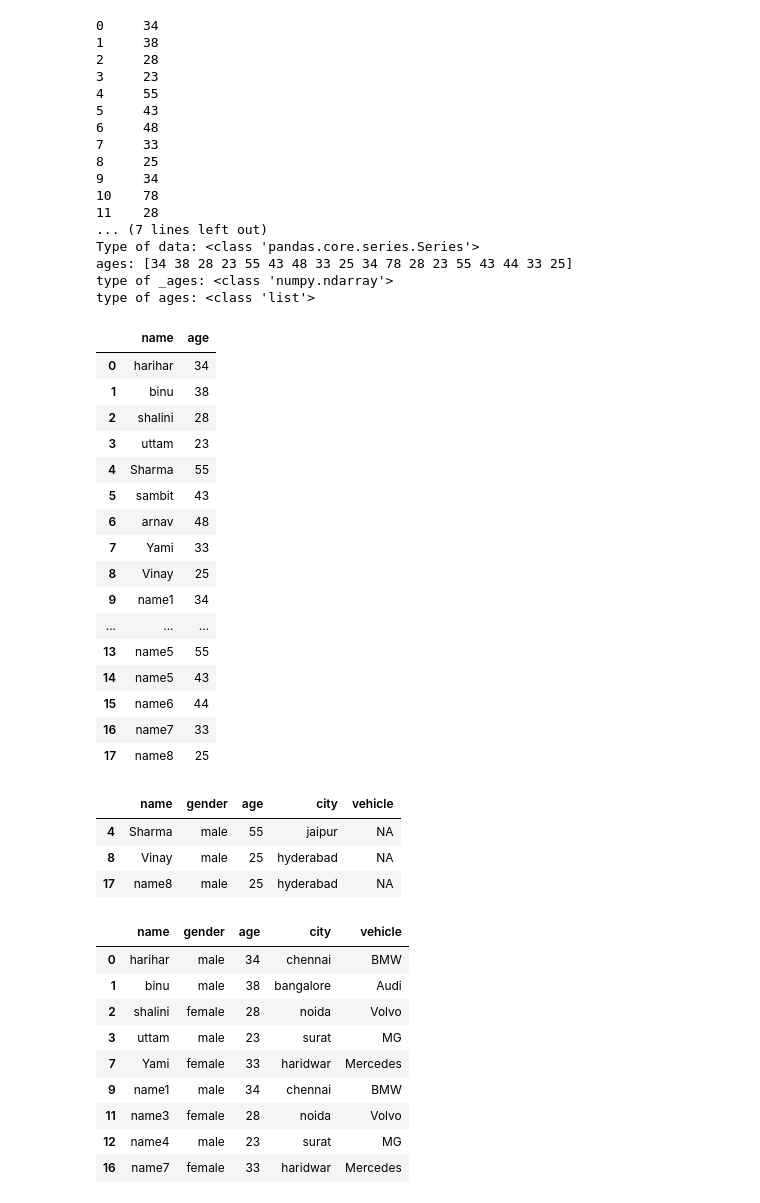
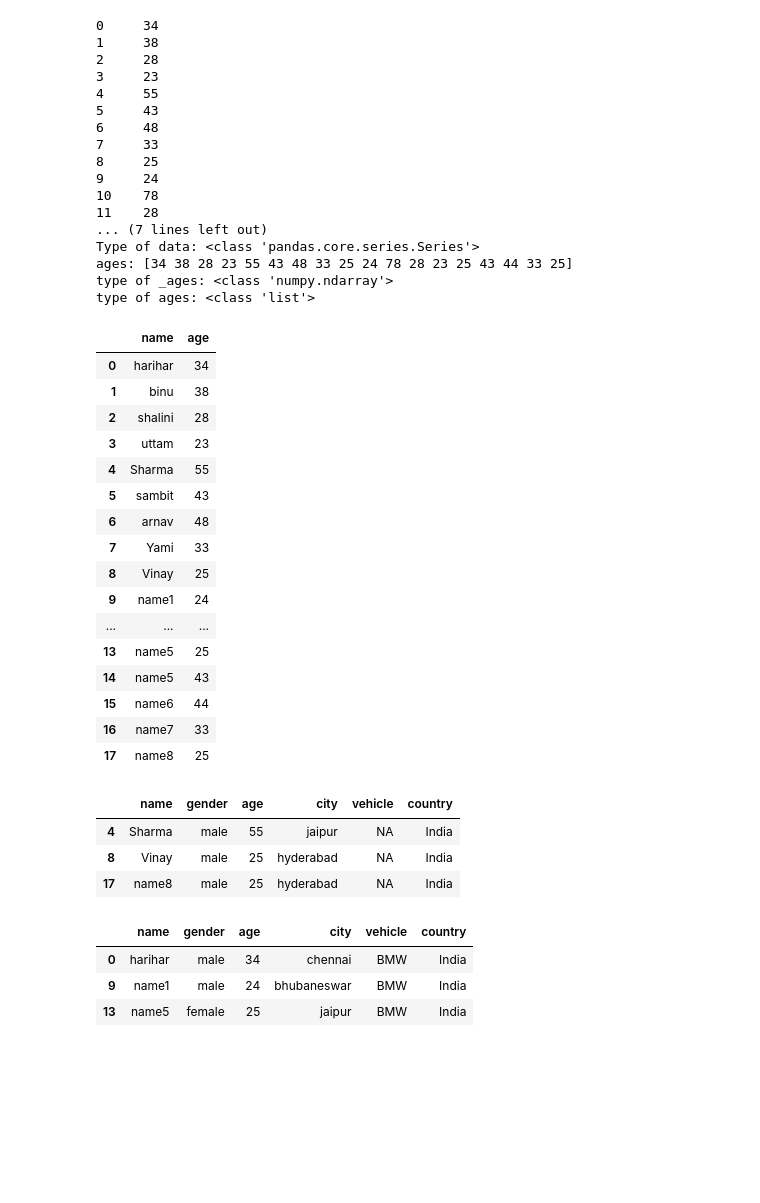
Before and after one commit to binaysahoo/helloML, a Jupyter notebook: DA_panda/learn_panda.ipynb, the cells around one changed output. Cells and saved outputs as stored; diff of their text form; code cells hidden in the pictures; blank space fills up the shorter version.

Commit message:
add column and remove columns

```diff
--- a/DA_panda/learn_panda.ipynb
+++ b/DA_panda/learn_panda.ipynb
@@ -18,18 +20,18 @@ _headers = ['name','gender','age','city','vehicle']
 _data = [
     ['harihar','male',34,'chennai','BMW'],
     ['binu','male',38,'bangalore','Audi'],
-    ['shalini','female',28,'noida','Volvo'],
+    ['shalini','female',28,'bangalore','Volvo'],
     ['uttam','male',23,'surat','MG'],
     ['Sharma','male',55,'jaipur','NA'],
     ['sambit','male',43,'pune','Tata'],
     ['arnav','male',48,'mumbai','Jaguar'],
     ['Yami','female',33,'haridwar','Mercedes'],
     ['Vinay','male',25,'hyderabad','NA'],
-    ['name1','male',34,'chennai','BMW'],
+    ['name1','male',24,'bhubaneswar','BMW'],
     ['name2','male',78,'bangalore','Audi'],
     ['name3','female',28,'noida','Volvo'],
     ['name4','male',23,'surat','MG'],
-    ['name5','female',55,'jaipur','BMW'],
+    ['name5','female',25,'jaipur','BMW'],
     ['name5','male',43,'pune','Volvo'],
     ['name6','male',44,'mumbai','BMW'],
     ['name7','female',33,'haridwar','Mercedes'],
@@ -95,0 +98,3 @@ RangeIndex(start=0, stop=18, step=1)
+# %%
+totrecord = len(df)
+print("Total Length of data:",totrecord)
@@ -95,0 +103,6 @@ RangeIndex(start=0, stop=18, step=1)
+# %%
+# add column Country name
+countries = ["India"]*totrecord   # create counties column with All value as "India"
+df["country"] = countries
+df.sample(3)
+#
@@ -175,12 +183,12 @@ print("type of ages:",type(ages))
 6     48
 7     33
 8     25
-9     34
+9     24
 10    78
 11    28
 ... (7 lines left out)
 Type of data: <class 'pandas.core.series.Series'>
-ages: [34 38 28 23 55 43 48 33 25 34 78 28 23 55 43 44 33 25]
+ages: [34 38 28 23 55 43 48 33 25 24 78 28 23 25 43 44 33 25]
 type of _ages: <class 'numpy.ndarray'>
 type of ages: <class 'list'>
 # %%
@@ -199,9 +207,9 @@ df[['name','age']]
 | 6 | arnav | 48 |
 | 7 | Yami | 33 |
 | 8 | Vinay | 25 |
-| 9 | name1 | 34 |
+| 9 | name1 | 24 |
 | ... | ... | ... |
-| 13 | name5 | 55 |
+| 13 | name5 | 25 |
 | 14 | name5 | 43 |
 | 15 | name6 | 44 |
 | 16 | name7 | 33 |
@@ -211,23 +219,17 @@ df[['name','age']]
 #   select * from table where vehicle is NA
 df[df.vehicle == 'NA']
 # %% [output]
-|  | name | gender | age | city | vehicle |
-| 4 | Sharma | male | 55 | jaipur | NA |
-| 8 | Vinay | male | 25 | hyderabad | NA |
-| 17 | name8 | male | 25 | hyderabad | NA |
+|  | name | gender | age | city | vehicle | country |
+| 4 | Sharma | male | 55 | jaipur | NA | India |
+| 8 | Vinay | male | 25 | hyderabad | NA | India |
+| 17 | name8 | male | 25 | hyderabad | NA | India |
 # %%
-# 2.1 select all rows where age < 40 and vehicle not NA
-df[(df.age <= 40 ) & (df.vehicle != 'NA')]
+# 2.1 select all rows where age < 40 and vehicle is BMW
+df[(df.age <= 40 ) & (df.vehicle == 'BMW')]
 # %% [output]
-|  | name | gender | age | city | vehicle |
-| 0 | harihar | male | 34 | chennai | BMW |
-| 1 | binu | male | 38 | bangalore | Audi |
-| 2 | shalini | female | 28 | noida | Volvo |
-| 3 | uttam | male | 23 | surat | MG |
-| 7 | Yami | female | 33 | haridwar | Mercedes |
-| 9 | name1 | male | 34 | chennai | BMW |
-| 11 | name3 | female | 28 | noida | Volvo |
-| 12 | name4 | male | 23 | surat | MG |
-| 16 | name7 | female | 33 | haridwar | Mercedes |
+|  | name | gender | age | city | vehicle | country |
+| 0 | harihar | male | 34 | chennai | BMW | India |
+| 9 | name1 | male | 24 | bhubaneswar | BMW | India |
+| 13 | name5 | female | 25 | jaipur | BMW | India |
 # %%
 # filter rows and columns
```
Also changed, not shown: parts of 18 cells of this notebook, 3 other files.
